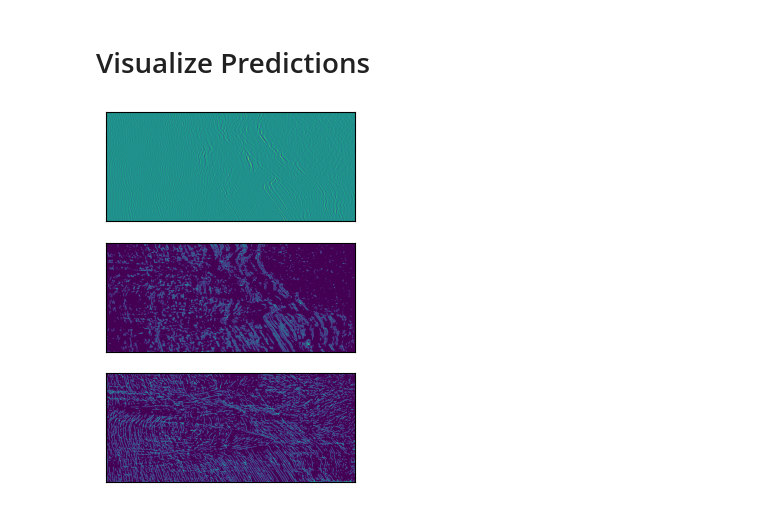
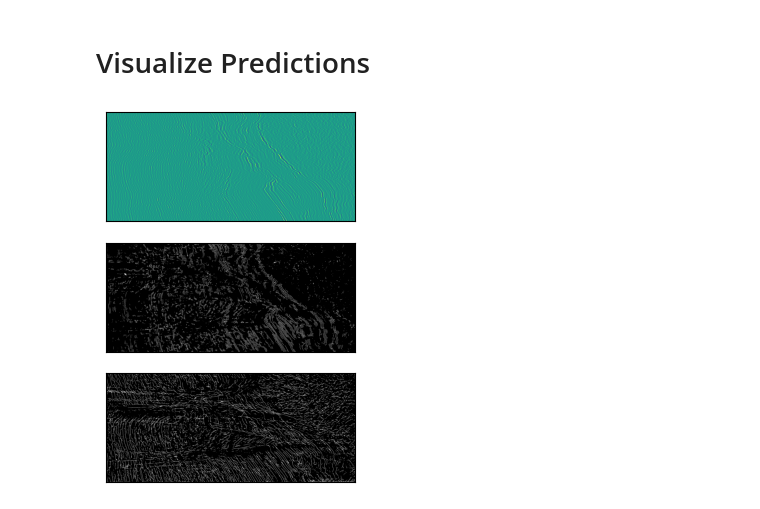
Before and after one commit to Kinlyran/Fault_Recong_zzr, a Jupyter notebook: visualize.ipynb, the cells around one changed output. Saved outputs shown, nothing was run; the diff lists cells and outputs as text; code cells hidden in the pictures.

```diff
--- a/visualize.ipynb
+++ b/visualize.ipynb
@@ -15,19 +16,19 @@ s4_pred = s4_pred.reshape(101,1201,2751)
 pred = np.fromfile('/home/zhangzr/FaultRecongnition/pytorch3dunet/3dunet/3DUnet-Predict/real/unet_3d_predict.bin', dtype=np.single)
 pred = pred.reshape(101,1201,2751)
 # %%
-slice_id = 30
+slice_id = 50
 plt.subplot(3,1,1)
 fig = plt.imshow(seis[slice_id,:,:])
 fig.axes.xaxis.set_visible(False)
 fig.axes.yaxis.set_visible(False)
 plt.subplot(3,1,2)
-fig = plt.imshow(s4_pred[slice_id,:,:])
+fig = plt.imshow(1-s4_pred[slice_id,:,:], cmap='binary')
 fig.axes.xaxis.set_visible(False)
 fig.axes.yaxis.set_visible(False)
 plt.subplot(3,1,3)
-fig = plt.imshow(pred[slice_id,:,:])
+fig = plt.imshow(1-pred[slice_id,:,:], cmap='binary')
 fig.axes.xaxis.set_visible(False)
 fig.axes.yaxis.set_visible(False)
 plt.show()
 # %% [output]
-[figure, old version]
+[figure, new version]
```
Also changed, not shown: parts of 6 cells of this notebook, 3 other files.
